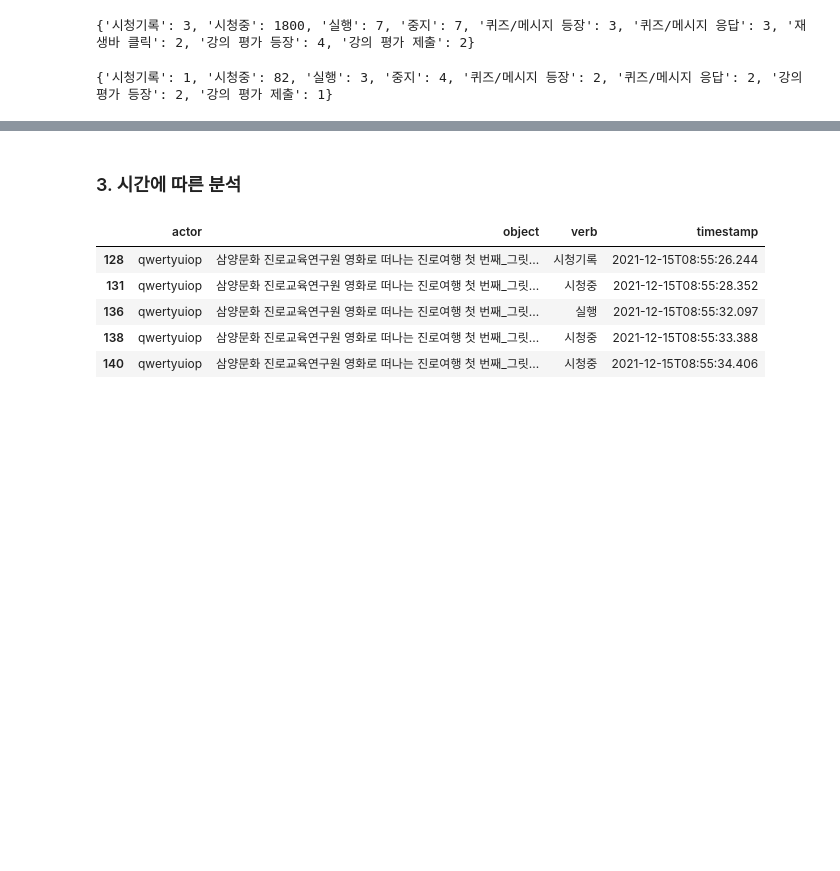
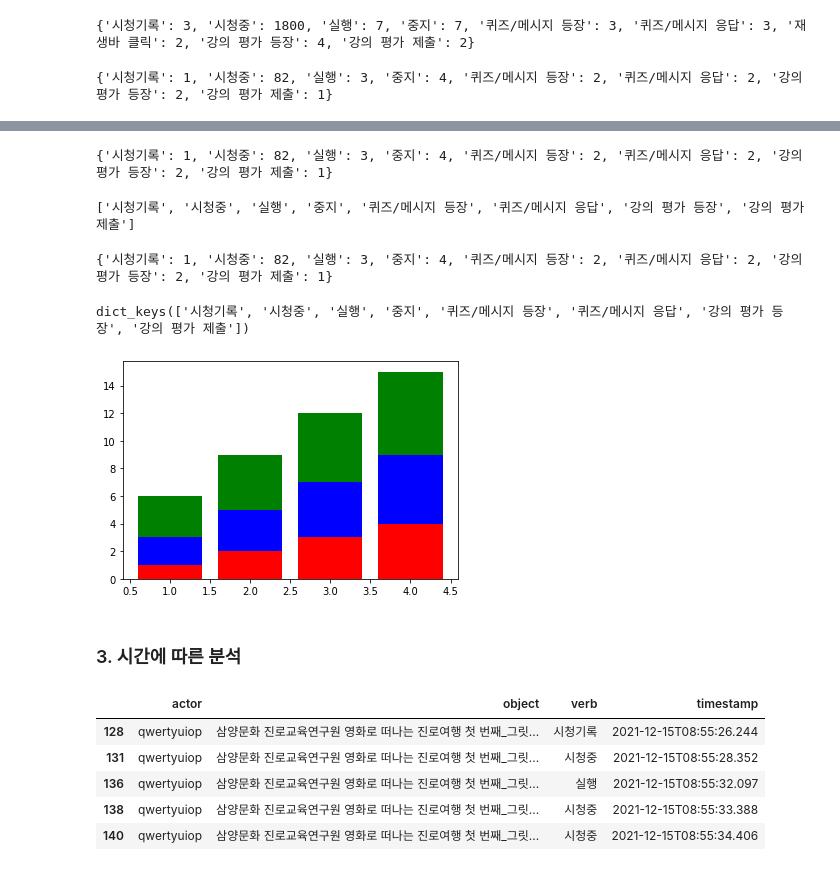
Before and after one commit to codingchild2424/SNURO_xAPI_EDA, a Jupyter notebook: xAPI.ipynb, the cells around one changed output, grey strips where cells are left out. Cells and saved outputs as stored; diff of their text form; code cells hidden in the pictures; blank space fills up the shorter version.

```diff
--- a/xAPI.ipynb
+++ b/xAPI.ipynb
@@ -352,3 +377,74 @@ print(df_data_6_3_18_verb_counts)
+# %%
+#6_3_18@g.cnees.kr의 verb 값
+
+df_data_6_3_18_verb_counts = {}
+
+for v in df_data_6_3_18['verb'].unique():
+    df_data_6_3_18_verb_counts[v] = len(df_data_6_3_18[df_data_6_3_18['verb'] == v])
+
+print(df_data_6_3_18_verb_counts)
+# %% [output]
+{'시청기록': 1, '시청중': 82, '실행': 3, '중지': 4, '퀴즈/메시지 등장': 2, '퀴즈/메시지 응답': 2, '강의 평가 등장': 2, '강의 평가 제출': 1}
+# %%
+#전체 데이터와 학생의 이름을 알게 되면, 자동으로 학생의 verb를 dic에 담는 함수
+
+list(df_data_6_3_18_verb_counts.keys())
+# %% [output]
+['시청기록', '시청중', '실행', '중지', '퀴즈/메시지 등장', '퀴즈/메시지 응답', '강의 평가 등장', '강의 평가 제출']
+# %%
+#학생별로 동사수를 정리해주는 함수
+
+def verb_counter(df_student):
+    dict = {}
+    for v in df_student['verb'].unique():
+        dict[v] = len(df_student[df_student['verb'] == v])
+
+    return dict
+
+
+verb_counter(df_data_6_3_18)
+# %% [output]
+{'시청기록': 1, '시청중': 82, '실행': 3, '중지': 4, '퀴즈/메시지 등장': 2, '퀴즈/메시지 응답': 2, '강의 평가 등장': 2, '강의 평가 제출': 1}
+# %%
+import matplotlib.pyplot as plt
+
+import numpy as np
+
+#학생 26명
+X = students
+
+#['시청기록', '시청중', '실행', '중지', '퀴즈/메시지 등장', '퀴즈/메시지 응답', '강의 평가 등장', '강의 평가 제출']
+data1 = np.array([1,2,3,4])
+#시청중
+data2 = np.array([2,3,4,5])
+#실행
+data3 = np.array([3,4,5,6])
+#...
+
+
+
+df_data_6_3_18_verb_counts
+# %% [output]
+dict_keys(['시청기록', '시청중', '실행', '중지', '퀴즈/메시지 등장', '퀴즈/메시지 응답', '강의 평가 등장', '강의 평가 제출'])
+# %%
+import matplotlib.pyplot as plt
+
+import numpy as np
+
+#X는 학생의 이름을 나중에 담기
+X=[1, 2, 3, 4]
+
+data1 = np.array([1,2,3,4])
+data2 = np.array([2,3,4,5])
+data3 = np.array([3,4,5,6])
+
+plt.bar(X, data1,color='r')
+plt.bar(X, data2,color='b',bottom=data1)
+plt.bar(X, data3,color='g',bottom=data1+data2)
+
+plt.show()
+# %% [output]
+[figure, added]
 # %% [markdown]
 ### 3. 시간에 따른 분석
 # %%
```
Also changed, not shown: parts of 4 cells of this notebook, 12 other files.
